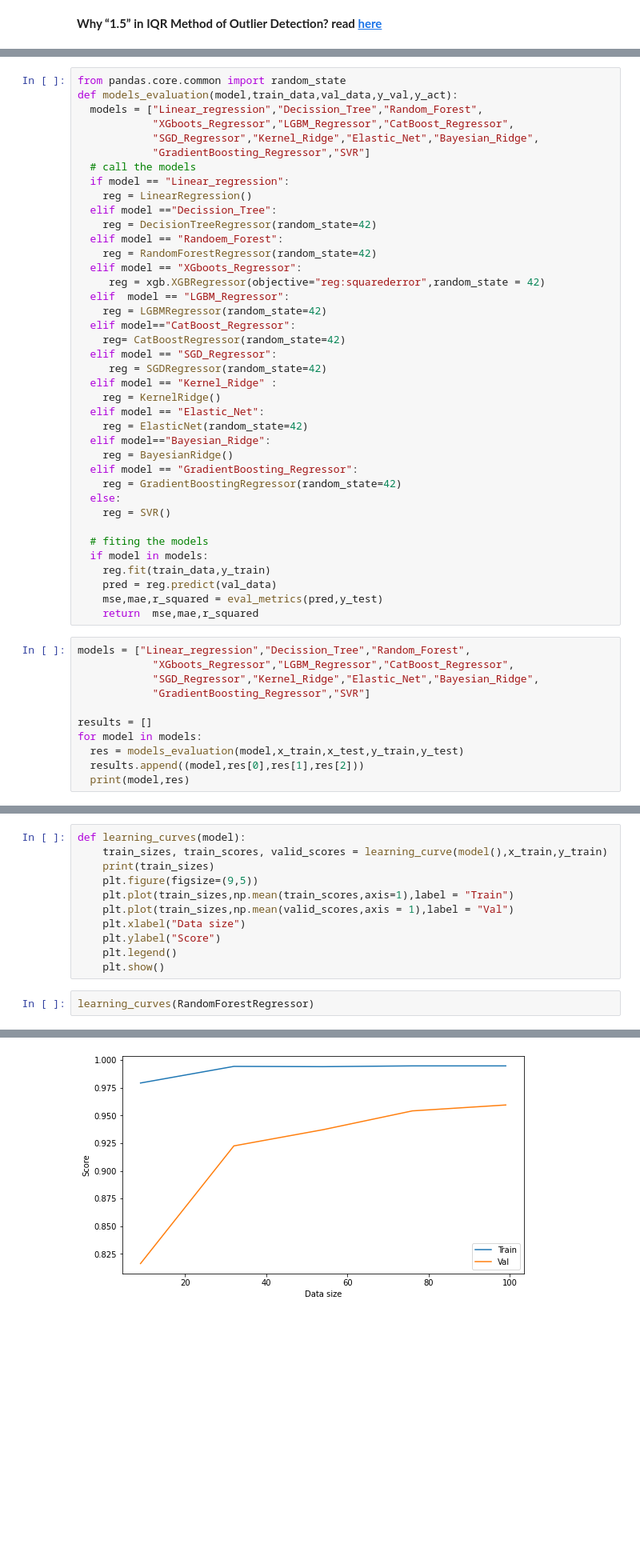
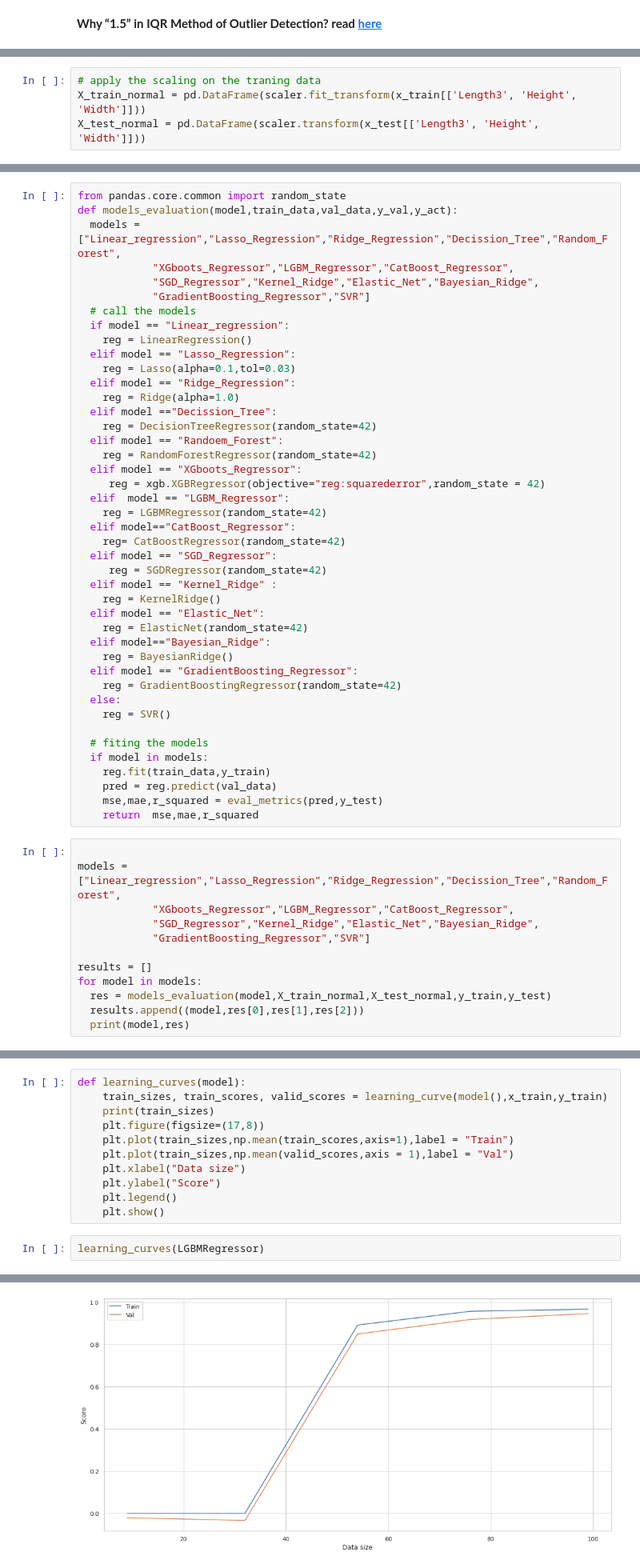
Before and after one commit to kidist-amde/fish-weight-prediction-with-popular-regression-models, a Jupyter notebook: src/fishWeightPrediction.ipynb, the cells around one changed output, grey strips where cells are left out. Shown at 80% size. Cells and saved outputs as stored; diff of their text form; blank space fills up the shorter version.

```diff
--- a/src/fishWeightPrediction.ipynb
+++ b/src/fishWeightPrediction.ipynb
@@ -432,3 +538,7 @@ list(label_encoder.inverse_transform([0, 1, 2, 3, 4, 5, 6]))
+# %%
+# apply the scaling on the traning data
+X_train_normal = pd.DataFrame(scaler.fit_transform(x_train[['Length3', 'Height', 'Width']]))
+X_test_normal = pd.DataFrame(scaler.transform(x_test[['Length3', 'Height', 'Width']]))
 # %% [markdown]
 # Model Tranning
 # %%
@@ -440,13 +550,17 @@ def eval_metrics(y_pred , y_act):
 # %%
 from pandas.core.common import random_state
 def models_evaluation(model,train_data,val_data,y_val,y_act):
-  models = ["Linear_regression","Decission_Tree","Random_Forest",
+  models = ["Linear_regression","Lasso_Regression","Ridge_Regression","Decission_Tree","Random_Forest",
             "XGboots_Regressor","LGBM_Regressor","CatBoost_Regressor",
             "SGD_Regressor","Kernel_Ridge","Elastic_Net","Bayesian_Ridge",
             "GradientBoosting_Regressor","SVR"]
   # call the models
   if model == "Linear_regression":
     reg = LinearRegression()
+  elif model == "Lasso_Regression":
+    reg = Lasso(alpha=0.1,tol=0.03)
+  elif model == "Ridge_Regression":
+    reg = Ridge(alpha=1.0)
   elif model =="Decission_Tree":
     reg = DecisionTreeRegressor(random_state=42)
   elif model == "Randoem_Forest":
@@ -477,13 +591,14 @@ def models_evaluation(model,train_data,val_data,y_val,y_act):
     mse,mae,r_squared = eval_metrics(pred,y_test)
     return  mse,mae,r_squared
 # %%
-models = ["Linear_regression","Decission_Tree","Random_Forest",
+
+models = ["Linear_regression","Lasso_Regression","Ridge_Regression","Decission_Tree","Random_Forest",
             "XGboots_Regressor","LGBM_Regressor","CatBoost_Regressor",
             "SGD_Regressor","Kernel_Ridge","Elastic_Net","Bayesian_Ridge",
             "GradientBoosting_Regressor","SVR"]
 
 results = []
 for model in models:
-  res = models_evaluation(model,x_train,x_test,y_train,y_test)
+  res = models_evaluation(model,X_train_normal,X_test_normal,y_train,y_test)
   results.append((model,res[0],res[1],res[2]))
   print(model,res)
@@ -514,7 +648,7 @@ df_metrices
 def learning_curves(model):
     train_sizes, train_scores, valid_scores = learning_curve(model(),x_train,y_train)
     print(train_sizes)
-    plt.figure(figsize=(9,5))
+    plt.figure(figsize=(17,8))
     plt.plot(train_sizes,np.mean(train_scores,axis=1),label = "Train")
     plt.plot(train_sizes,np.mean(valid_scores,axis = 1),label = "Val")
     plt.xlabel("Data size")
@@ -522,7 +656,7 @@ def learning_curves(model):
     plt.legend()
     plt.show()
 # %%
-learning_curves(RandomForestRegressor)
+learning_curves(LGBMRegressor)
 # %% [output]
 [ 9 32 54 76 99]
-[figure, old version]
+[figure, new version]
```
Also changed, not shown: parts of 92 cells of this notebook, 13 other files.
